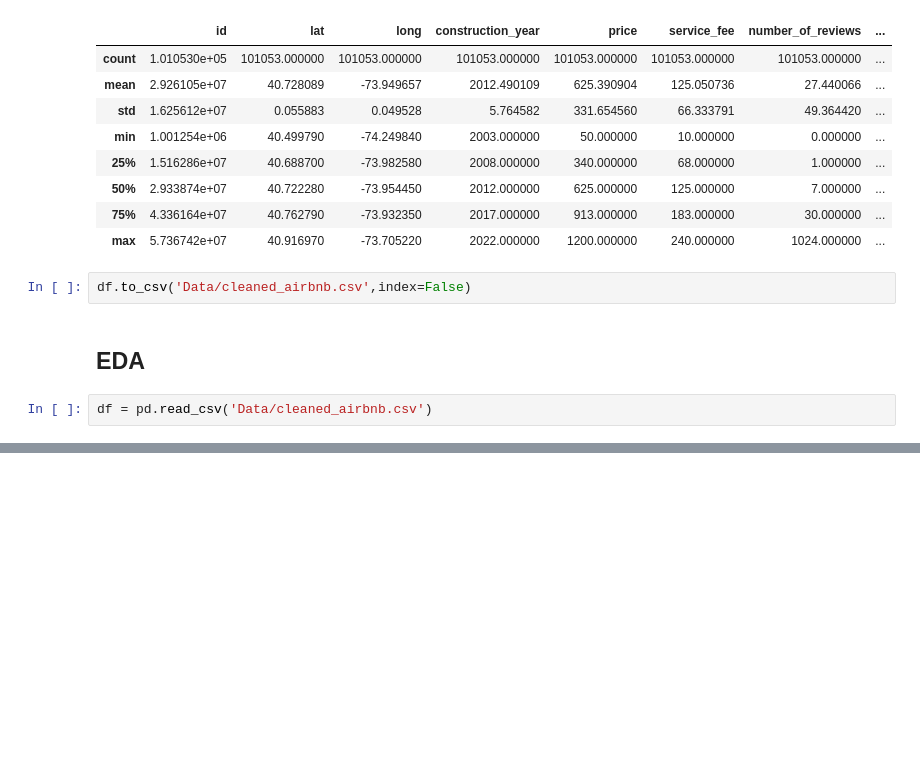
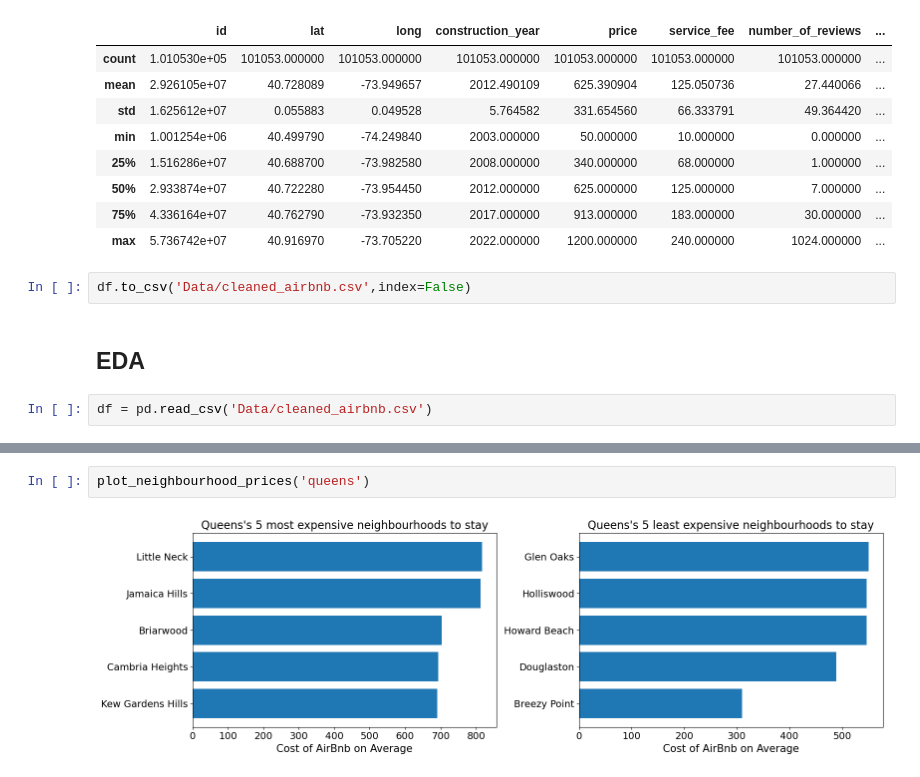
Before and after one commit to Mcapp1/AirBnB-Analysis, a Jupyter notebook: AirBnb.ipynb, the cells around one changed output, grey strips where cells are left out. Drawn from its saved outputs; the diff is of its cells as text; blank space fills up the shorter version.

```diff
--- a/AirBnb.ipynb
+++ b/AirBnb.ipynb
@@ -546,0 +515,4 @@ ax[1].barh(staten_island_prices.index[:5],staten_island_prices.price[:5])
+# %%
+plot_neighbourhood_prices('queens')
+# %% [output]
+[figure, added]
```
Also changed, not shown: parts of 16 cells of this notebook.
